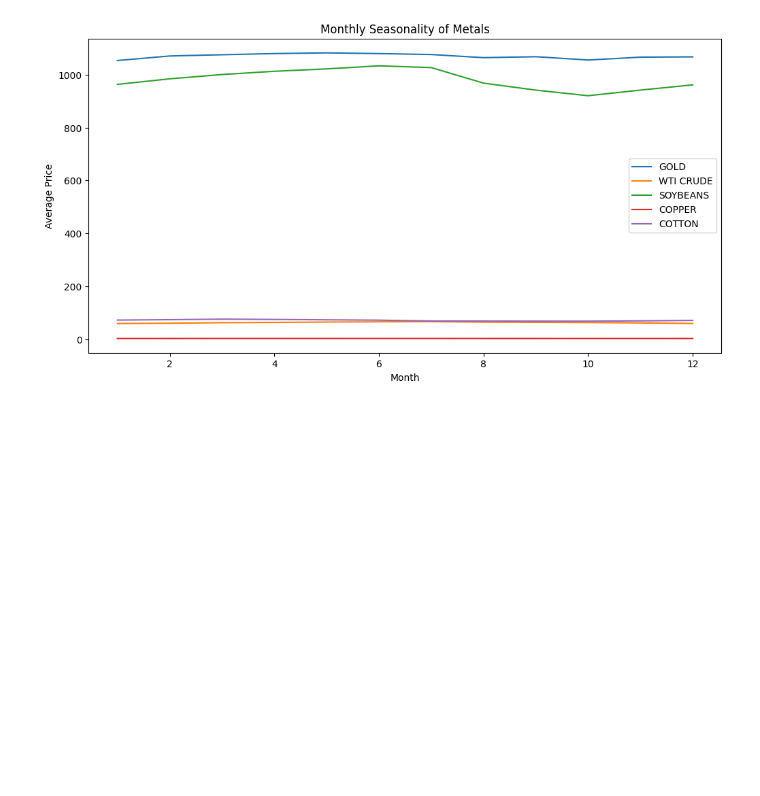
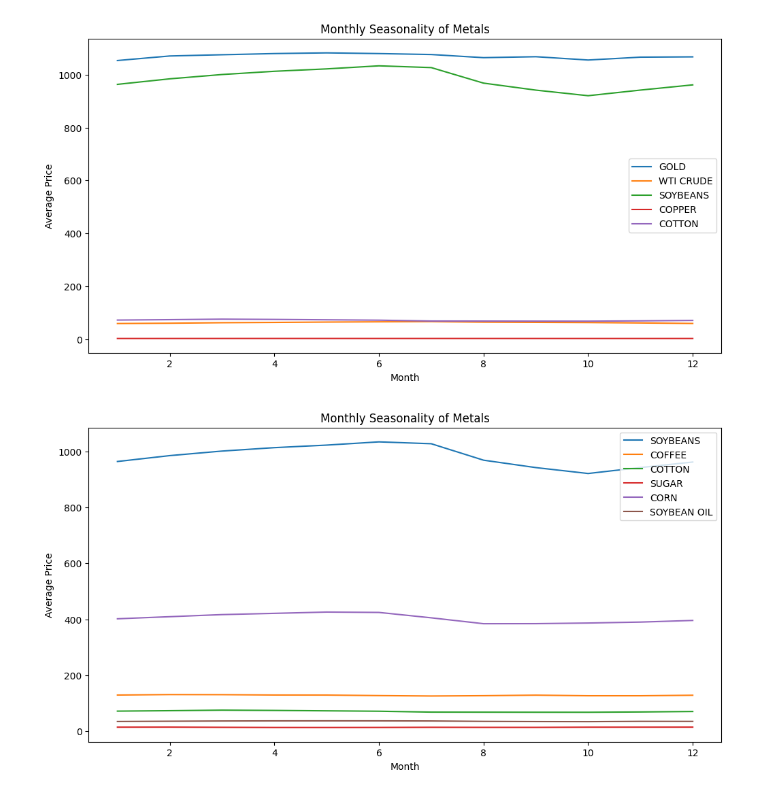
Before and after one commit to KG1234567/EDA_Practice, a Jupyter notebook: EDA/EDA-2.ipynb, the cells around one changed output. Saved outputs shown, nothing was run; the diff lists cells and outputs as text; code cells hidden in the pictures; blank space fills up the shorter version.

Commit message:
added plots

```diff
--- a/EDA/EDA-2.ipynb
+++ b/EDA/EDA-2.ipynb
@@ -229,3 +229,18 @@ plt.legend()
 plt.show()
 # %% [output]
 [figure]
+# %%
+# Monthly Seasonility of Metals
+# Are some months consistently higher/lower?
+
+monthly_avg = df_clean.groupby('Month').mean()
+plt.figure(figsize=(12, 6))
+for col in ["SOYBEANS", "COFFEE", "COTTON", "SUGAR", "CORN", "SOYBEAN OIL"]:
+    plt.plot(monthly_avg.index, monthly_avg[col], label=col)
+plt.xlabel("Month")
+plt.ylabel("Average Price")
+plt.title("Monthly Seasonality of Metals")
+plt.legend()
+plt.show()
+# %% [output]
+[figure, added]
```
Also changed, not shown: parts of 4 cells of this notebook.
